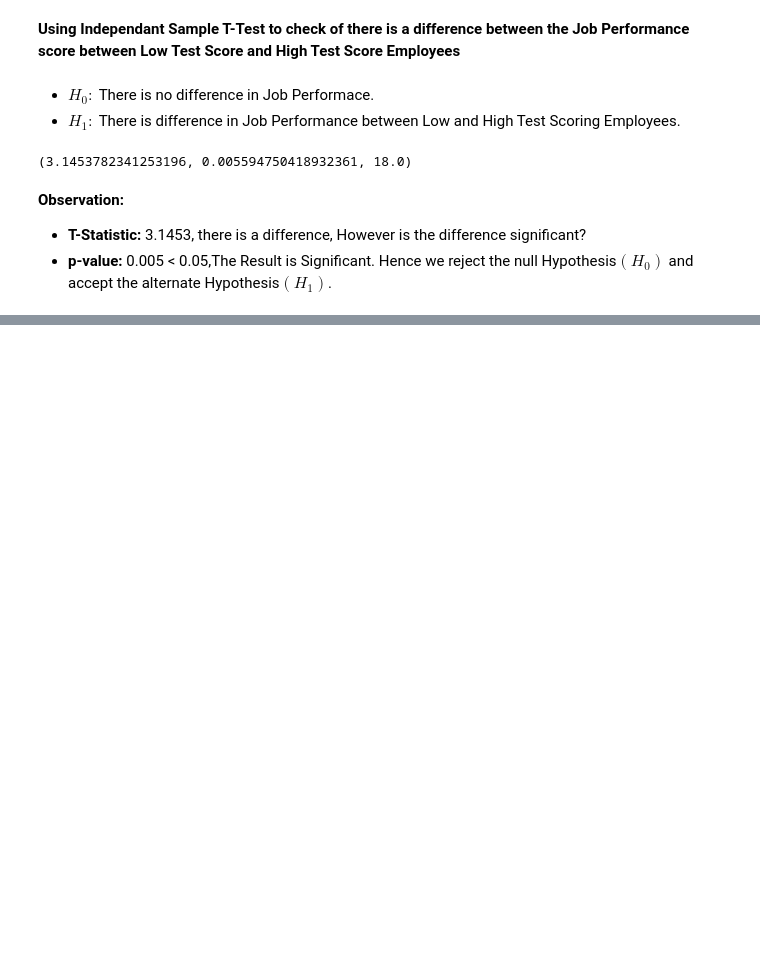
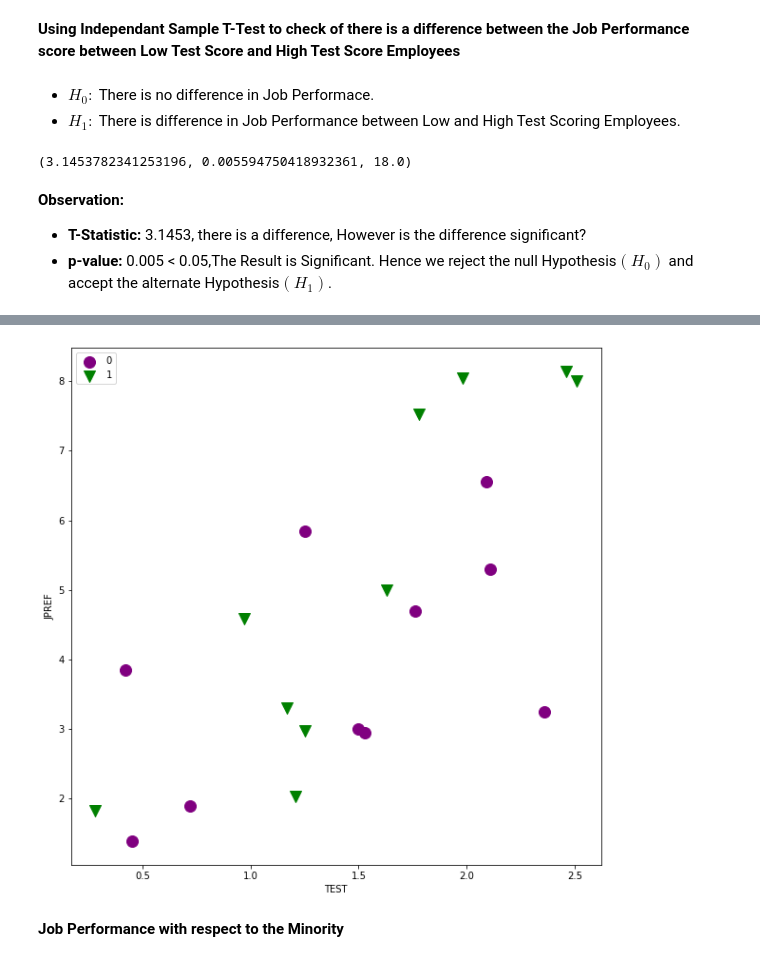
Before and after one commit to Revanthshalon/Machine-Learning, a Jupyter notebook: Statsmodels/Stats.ipynb, the cells around one changed output, grey strips where cells are left out. Drawn from its saved outputs; the diff is of its cells as text; code cells hidden in the pictures; blank space fills up the shorter version.

```diff
--- a/Statsmodels/Stats.ipynb
+++ b/Statsmodels/Stats.ipynb
@@ -192,7 +299,7 @@ import pandas as pd
 
 from statsmodels.stats.weightstats import ttest_ind # Calling the Independant Test  from the statsmodels Library
 # %%
-jobtest = pd.read_csv('/content/drive/My Drive/Repos/Git/Statistics Using statsmodels/Dataset/jobtest.csv')
+jobtest = pd.read_csv('/content/drive/My Drive/Repos/Git/Statistics-Basics/Dataset/jobtest.csv')
 
 jobtest
 # %% [output]
@@ -305,0 +442,18 @@ ttest_ind(high_test['JPERF'],low_test['JPERF'],alternative='two-sided',value=0)
+# %%
+factor_group = jobtest.groupby('MINORITY')
+# %%
+fig ,ax = plt.subplots(figsize=(10,10))
+colors = ['purple','green']
+markers = ['o','v']
+
+for factor, group in factor_group:
+  ax.scatter(group['TEST'],group['JPERF'],color=colors[factor],marker = markers[factor],s=12**2,label=factor)
+
+ax.set_xlabel('TEST')
+ax.set_ylabel('JPREF')
+plt.legend(loc='best')
+plt.show()
+# %% [output]
+[figure, added]
+# %% [markdown]
+**Job Performance with respect to the Minority**
```
Also changed, not shown: parts of 48 cells of this notebook.
